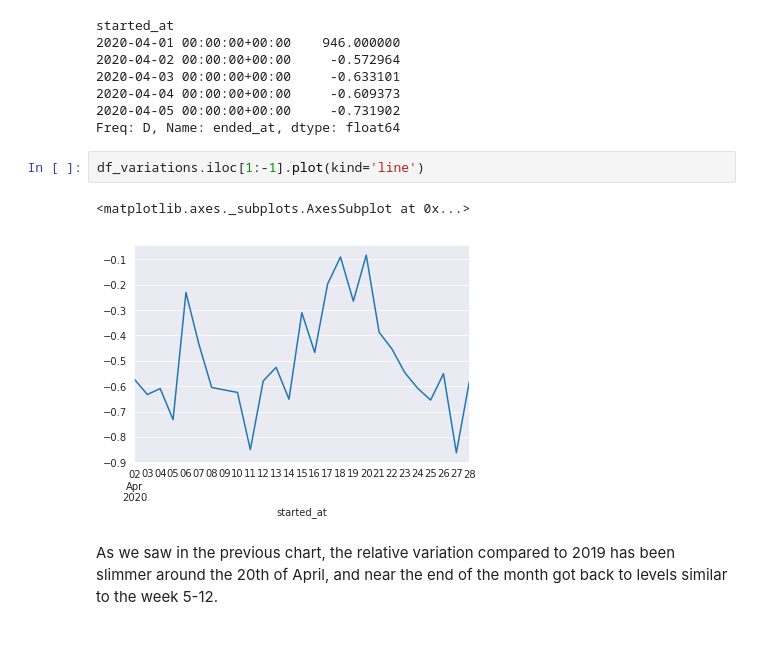
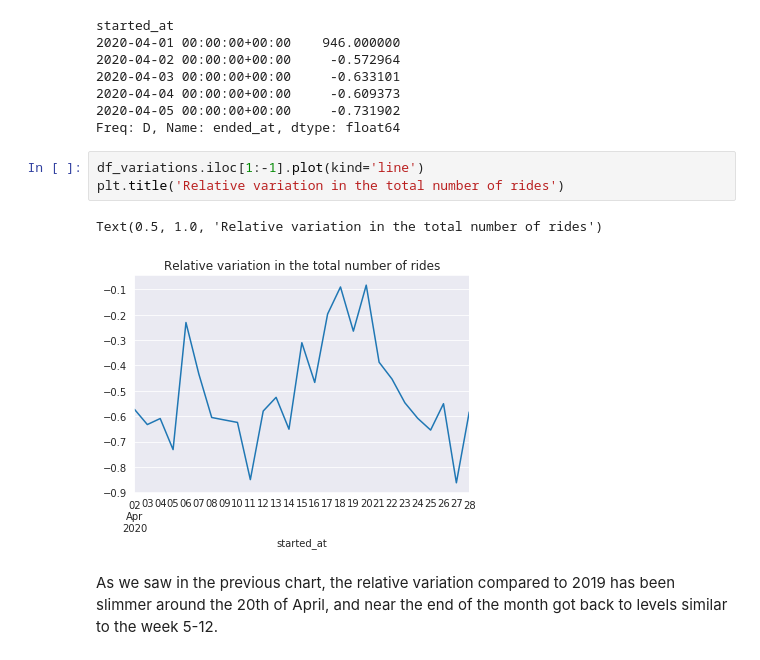
Before and after one commit to Cucni/oslo-bikes-mobility-data, a Jupyter notebook: April.ipynb, the cells around one changed output. Drawn from its saved outputs; the diff is of its cells as text.

```diff
--- a/April.ipynb
+++ b/April.ipynb
@@ -128,9 +120,10 @@ started_at
 Freq: D, Name: ended_at, dtype: float64
 # %%
 df_variations.iloc[1:-1].plot(kind='line')
+plt.title('Relative variation in the total number of rides')
 # %% [output]
-<matplotlib.axes._subplots.AxesSubplot at 0x...>
+Text(0.5, 1.0, 'Relative variation in the total number of rides')
-[figure, old version]
+[figure, new version]
 # %% [markdown]
 As we saw in the previous chart, the relative variation compared to 2019 has been slimmer around the 20th of April, and near the end of the month got back to levels similar to the week 5-12.
 # %% [markdown]
```
Also changed, not shown: parts of 16 cells of this notebook.
